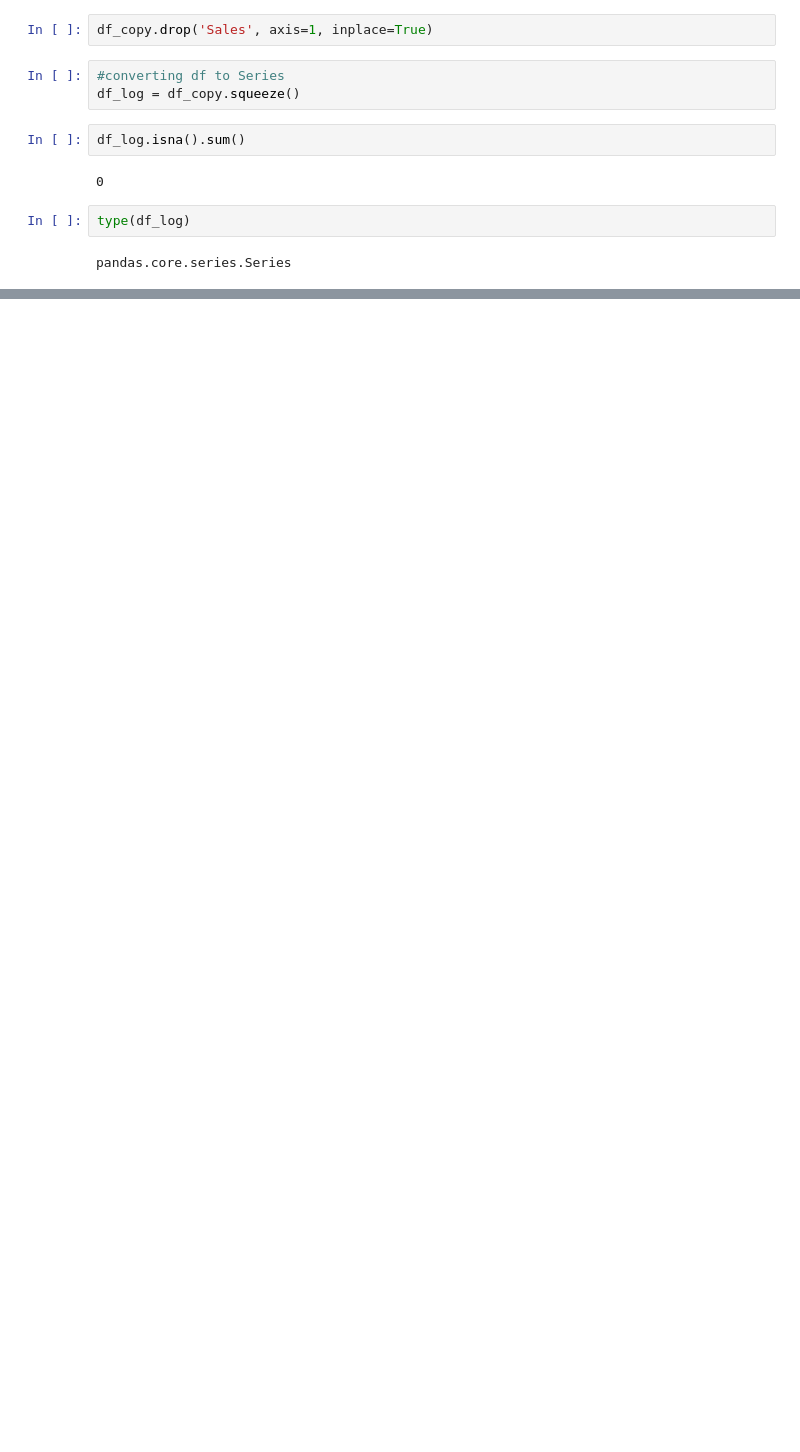
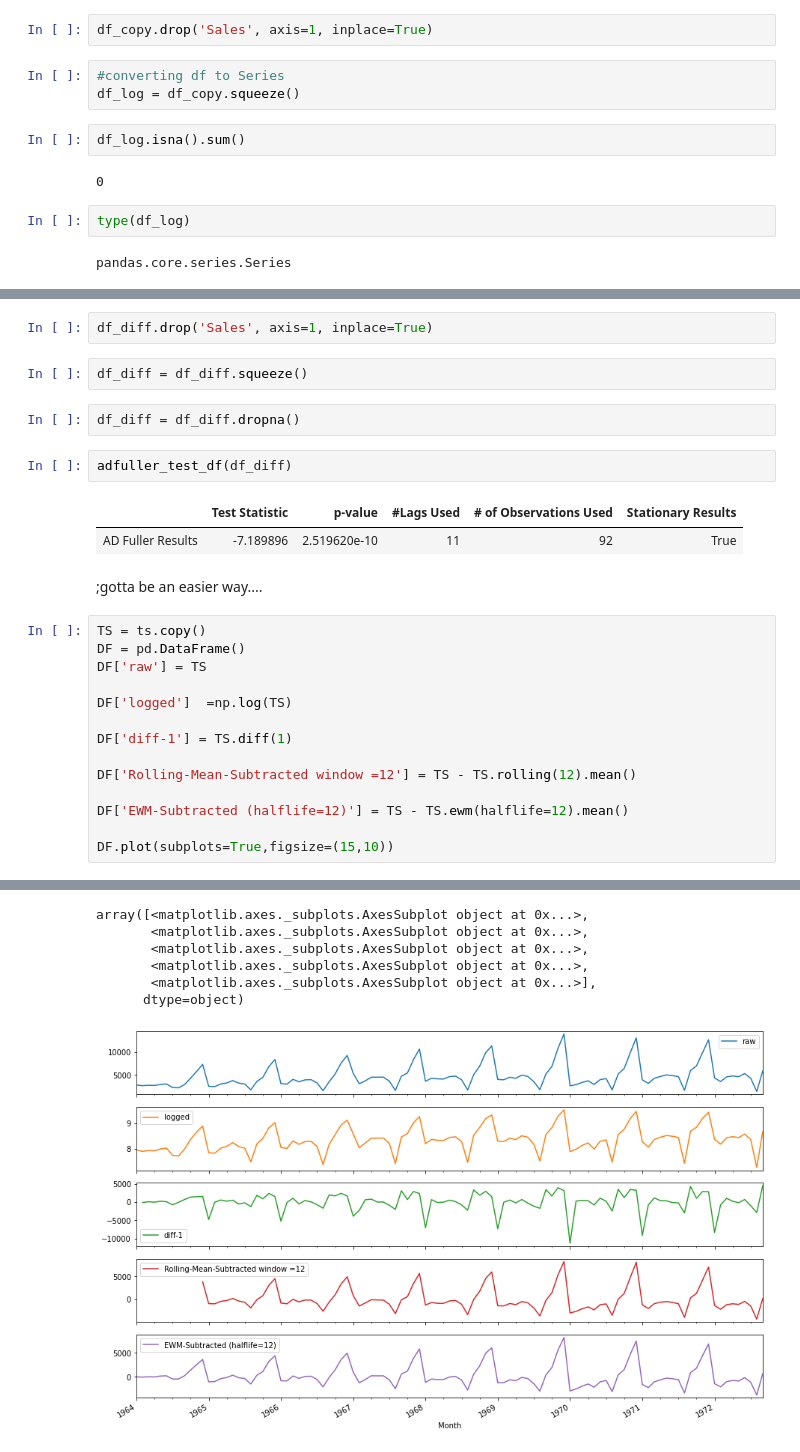
Before and after one commit to andiosika/timeseries, a Jupyter notebook: Champagne_TS.ipynb, the cells around one changed output, grey strips where cells are left out. Saved outputs shown, nothing was run; the diff lists cells and outputs as text; blank space fills up the shorter version.

```diff
--- a/Champagne_TS.ipynb
+++ b/Champagne_TS.ipynb
@@ -219,0 +254,28 @@ Critical Values:
+# %%
+df_diff.drop('Sales', axis=1, inplace=True)
+# %%
+df_diff = df_diff.squeeze()
+# %%
+df_diff = df_diff.dropna()
+# %%
+adfuller_test_df(df_diff)
+# %% [output]
+|  | Test Statistic | p-value | #Lags Used | # of Observations Used | Stationary Results |
+| AD Fuller Results | -7.189896 | 2.519620e-10 | 11 | 92 | True |
+# %% [markdown]
+;gotta be an easier way....
+# %%
+TS = ts.copy()
+DF = pd.DataFrame()
+DF['raw'] = TS
+
+DF['logged']  =np.log(TS)
+
+DF['diff-1'] = TS.diff(1)
+
+DF['Rolling-Mean-Subtracted window =12'] = TS - TS.rolling(12).mean()
+
+DF['EWM-Subtracted (halflife=12)'] = TS - TS.ewm(halflife=12).mean()
+
+DF.plot(subplots=True,figsize=(15,10))
+# %% [output]
@@ -219,0 +298,7 @@ Critical Values:
+array([<matplotlib.axes._subplots.AxesSubplot object at 0x...>,
+       <matplotlib.axes._subplots.AxesSubplot object at 0x...>,
+       <matplotlib.axes._subplots.AxesSubplot object at 0x...>,
+       <matplotlib.axes._subplots.AxesSubplot object at 0x...>,
+       <matplotlib.axes._subplots.AxesSubplot object at 0x...>],
+      dtype=object)
+[figure, added]
```
Also changed, not shown: parts of 43 cells of this notebook.
